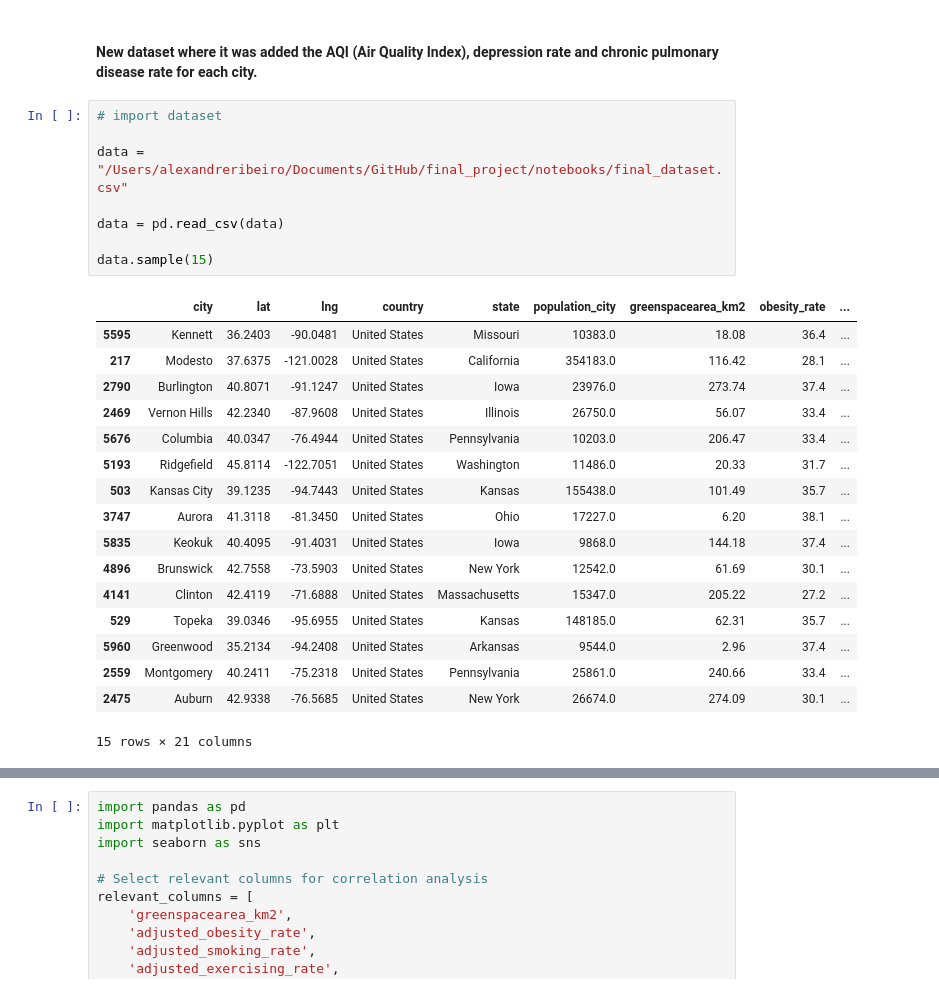
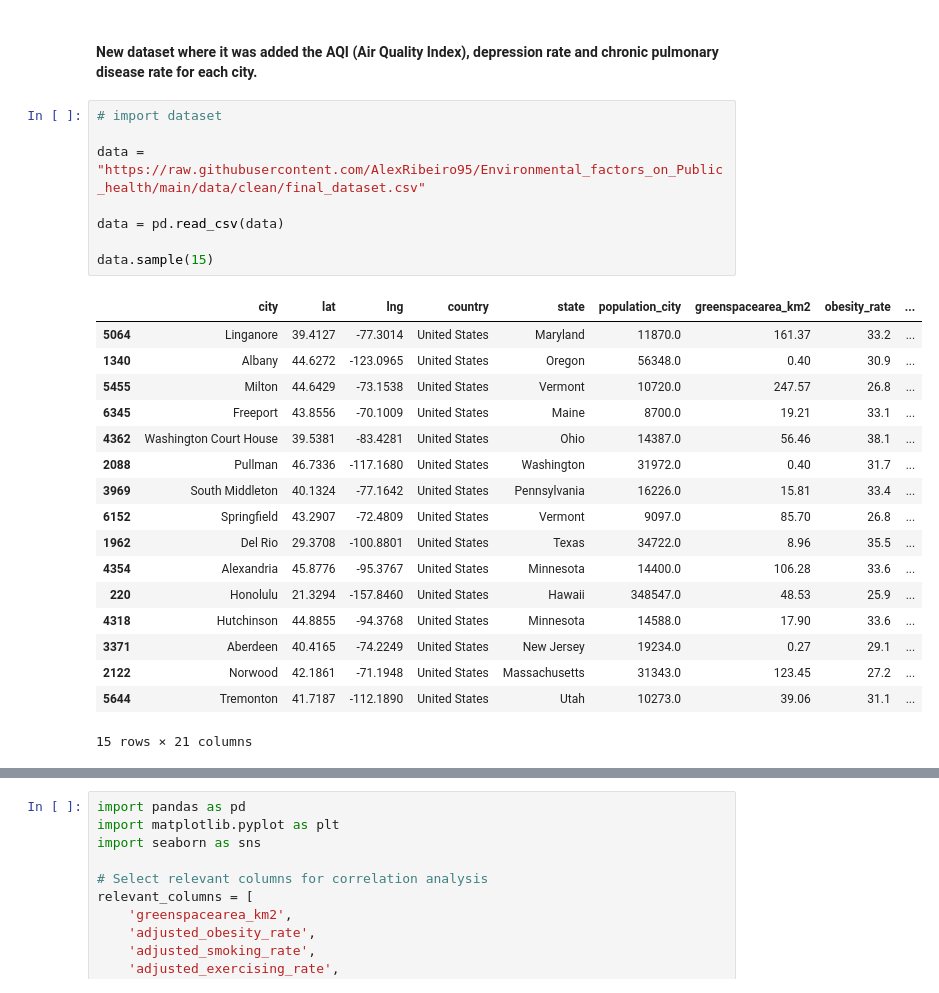
Before and after one commit to AlexRibeiro95/Environmental_factors_on_Public_health, a Jupyter notebook: notebooks/eda_feature_engineering(2).ipynb, the cells around one changed output, grey strips where cells are left out. Drawn from its saved outputs; the diff is of its cells as text.

```diff
--- a/notebooks/eda_feature_engineering(2).ipynb
+++ b/notebooks/eda_feature_engineering(2).ipynb
@@ -234,28 +234,28 @@ plt.show()
 # %%
 # import dataset
 
-data = "/Users/alexandreribeiro/Documents/GitHub/final_project/notebooks/final_dataset.csv"
+data = "https://raw.githubusercontent.com/AlexRibeiro95/Environmental_factors_on_Public_health/main/data/clean/final_dataset.csv"
 
 data = pd.read_csv(data)
 
 data.sample(15)
 # %% [output]
 |  | city | lat | lng | country | state | population_city | greenspacearea_km2 | obesity_rate | ... |
-| 5595 | Kennett | 36.2403 | -90.0481 | United States | Missouri | 10383.0 | 18.08 | 36.4 | ... |
-| 217 | Modesto | 37.6375 | -121.0028 | United States | California | 354183.0 | 116.42 | 28.1 | ... |
-| 2790 | Burlington | 40.8071 | -91.1247 | United States | Iowa | 23976.0 | 273.74 | 37.4 | ... |
-| 2469 | Vernon Hills | 42.2340 | -87.9608 | United States | Illinois | 26750.0 | 56.07 | 33.4 | ... |
-| 5676 | Columbia | 40.0347 | -76.4944 | United States | Pennsylvania | 10203.0 | 206.47 | 33.4 | ... |
-| 5193 | Ridgefield | 45.8114 | -122.7051 | United States | Washington | 11486.0 | 20.33 | 31.7 | ... |
-| 503 | Kansas City | 39.1235 | -94.7443 | United States | Kansas | 155438.0 | 101.49 | 35.7 | ... |
-| 3747 | Aurora | 41.3118 | -81.3450 | United States | Ohio | 17227.0 | 6.20 | 38.1 | ... |
-| 5835 | Keokuk | 40.4095 | -91.4031 | United States | Iowa | 9868.0 | 144.18 | 37.4 | ... |
-| 4896 | Brunswick | 42.7558 | -73.5903 | United States | New York | 12542.0 | 61.69 | 30.1 | ... |
-| 4141 | Clinton | 42.4119 | -71.6888 | United States | Massachusetts | 15347.0 | 205.22 | 27.2 | ... |
-| 529 | Topeka | 39.0346 | -95.6955 | United States | Kansas | 148185.0 | 62.31 | 35.7 | ... |
-| 5960 | Greenwood | 35.2134 | -94.2408 | United States | Arkansas | 9544.0 | 2.96 | 37.4 | ... |
-| 2559 | Montgomery | 40.2411 | -75.2318 | United States | Pennsylvania | 25861.0 | 240.66 | 33.4 | ... |
-| 2475 | Auburn | 42.9338 | -76.5685 | United States | New York | 26674.0 | 274.09 | 30.1 | ... |
+| 5064 | Linganore | 39.4127 | -77.3014 | United States | Maryland | 11870.0 | 161.37 | 33.2 | ... |
+| 1340 | Albany | 44.6272 | -123.0965 | United States | Oregon | 56348.0 | 0.40 | 30.9 | ... |
+| 5455 | Milton | 44.6429 | -73.1538 | United States | Vermont | 10720.0 | 247.57 | 26.8 | ... |
+| 6345 | Freeport | 43.8556 | -70.1009 | United States | Maine | 8700.0 | 19.21 | 33.1 | ... |
+| 4362 | Washington Court House | 39.5381 | -83.4281 | United States | Ohio | 14387.0 | 56.46 | 38.1 | ... |
+| 2088 | Pullman | 46.7336 | -117.1680 | United States | Washington | 31972.0 | 0.40 | 31.7 | ... |
+| 3969 | South Middleton | 40.1324 | -77.1642 | United States | Pennsylvania | 16226.0 | 15.81 | 33.4 | ... |
+| 6152 | Springfield | 43.2907 | -72.4809 | United States | Vermont | 9097.0 | 85.70 | 26.8 | ... |
+| 1962 | Del Rio | 29.3708 | -100.8801 | United States | Texas | 34722.0 | 8.96 | 35.5 | ... |
+| 4354 | Alexandria | 45.8776 | -95.3767 | United States | Minnesota | 14400.0 | 106.28 | 33.6 | ... |
+| 220 | Honolulu | 21.3294 | -157.8460 | United States | Hawaii | 348547.0 | 48.53 | 25.9 | ... |
+| 4318 | Hutchinson | 44.8855 | -94.3768 | United States | Minnesota | 14588.0 | 17.90 | 33.6 | ... |
+| 3371 | Aberdeen | 40.4165 | -74.2249 | United States | New Jersey | 19234.0 | 0.27 | 29.1 | ... |
+| 2122 | Norwood | 42.1861 | -71.1948 | United States | Massachusetts | 31343.0 | 123.45 | 27.2 | ... |
+| 5644 | Tremonton | 41.7187 | -112.1890 | United States | Utah | 10273.0 | 39.06 | 31.1 | ... |
 15 rows × 21 columns
 # %%
 # data types
```
Also changed, not shown: parts of 3 cells of this notebook, 4 other files.
